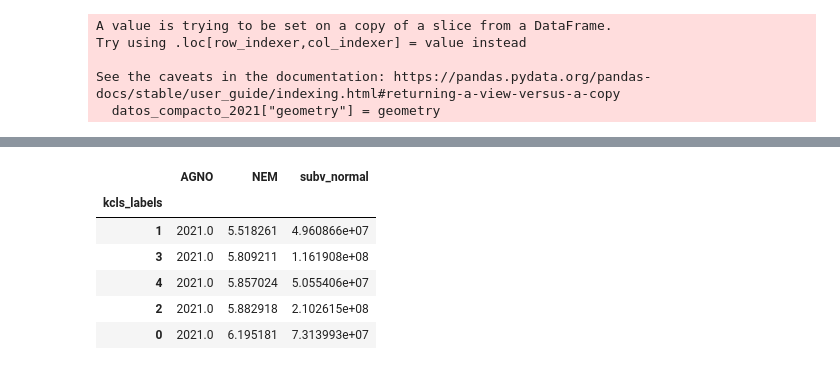
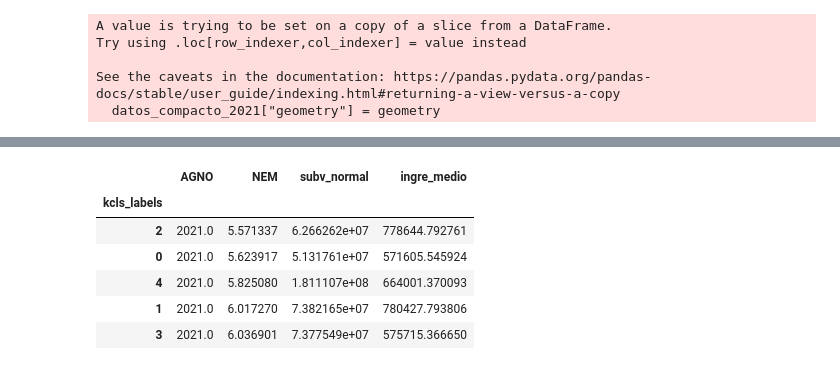
Before and after one commit to dvictorerol/proyecto-data-science, a Jupyter notebook: Nem, promedios/Datos nem, promedios.ipynb, the cells around one changed output, grey strips where cells are left out. Saved outputs shown, nothing was run; the diff lists cells and outputs as text; code cells hidden in the pictures.

```diff
--- a/Nem, promedios/Datos nem, promedios.ipynb
+++ b/Nem, promedios/Datos nem, promedios.ipynb
@@ -216,5 +259,9 @@ subencion.drop(["AGNO", "RBD", "COD_REG_RBD", "COD_PRO_RBD", "COD_COM_RBD"], axi
+# %%
+ingreso = ingreso[["COD_REG_RBD", "ingre_medio"]]
 # %%
 datos_compacto_2021 = datos_compacto_2021.merge(subencion, on = "NOM_RBD")
+# %%
+datos_compacto_2021 = datos_compacto_2021.merge(ingreso, on = "COD_REG_RBD")
 # %%
 datos_compacto_2021
 # %% [output]
@@ -234,5 +281,5 @@ datos_compacto_2021
 # %%
-datos_compacto_2021 = datos_compacto_2021[['AGNO', 'RBD', 'NOM_RBD', 'COD_REG_RBD', 'COD_PRO_RBD', 'COD_COM_RBD', 'NOM_COM_RBD', 'NEM', 'AGNO_EGRESO', "subv_normal"]]
+datos_compacto_2021 = datos_compacto_2021[['AGNO', 'RBD', 'NOM_RBD', 'COD_REG_RBD', 'COD_PRO_RBD', 'COD_COM_RBD', 'NOM_COM_RBD', 'NEM', 'AGNO_EGRESO', "subv_normal", "ingre_medio"]]
 # %%
 datos_compacto_2021
 # %% [output]
@@ -252,5 +299,5 @@ datos_compacto_2021
 # %%
 scaler = StandardScaler()
-data_sc = scaler.fit_transform(datos_compacto_2021[["AGNO", "NEM", "subv_normal"]])
+data_sc = scaler.fit_transform(datos_compacto_2021[["AGNO", "NEM", "subv_normal", "ingre_medio"]])
 data_sc
 # %% [output]
@@ -358,11 +405,11 @@ Text(0.5, 1.0, 'Grafica de distribución de escuelas en Chile')
 # %%
 values = datos_compacto_2021.groupby(by = "kcls_labels").mean().sort_values(by="NEM")
-datos_compacto_2021.groupby(by = "kcls_labels").mean().sort_values(by="NEM")[["AGNO", "NEM", "subv_normal"]]
+datos_compacto_2021.groupby(by = "kcls_labels").mean().sort_values(by="NEM")[["AGNO", "NEM", "subv_normal", "ingre_medio"]]
 # %% [output]
-|  | AGNO | NEM | subv_normal |
-| kcls_labels |  |  |  |
-| 1 | 2021.0 | 5.518261 | 4.960866e+07 |
-| 3 | 2021.0 | 5.809211 | 1.161908e+08 |
-| 4 | 2021.0 | 5.857024 | 5.055406e+07 |
-| 2 | 2021.0 | 5.882918 | 2.102615e+08 |
-| 0 | 2021.0 | 6.195181 | 7.313993e+07 |
+|  | AGNO | NEM | subv_normal | ingre_medio |
+| kcls_labels |  |  |  |  |
+| 2 | 2021.0 | 5.571337 | 6.266262e+07 | 778644.792761 |
+| 0 | 2021.0 | 5.623917 | 5.131761e+07 | 571605.545924 |
+| 4 | 2021.0 | 5.825080 | 1.811107e+08 | 664001.370093 |
+| 1 | 2021.0 | 6.017270 | 7.382165e+07 | 780427.793806 |
+| 3 | 2021.0 | 6.036901 | 7.377549e+07 | 575715.366650 |
```
Also changed, not shown: parts of 24 cells of this notebook.
